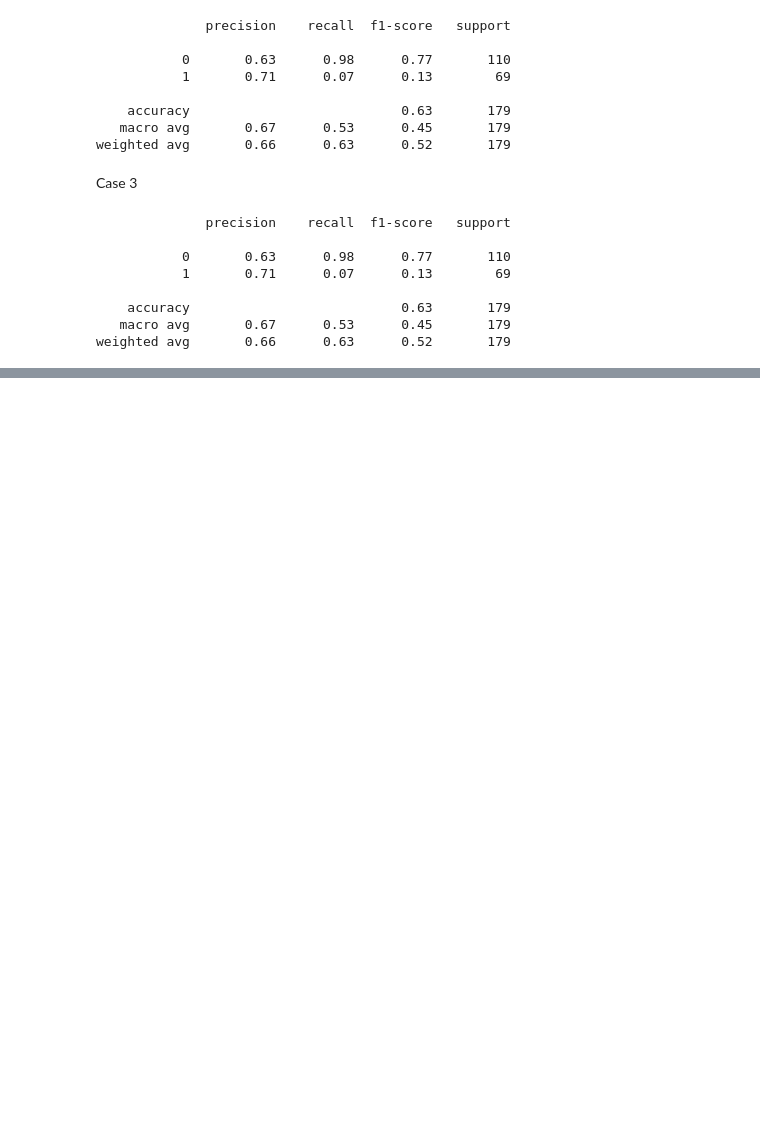
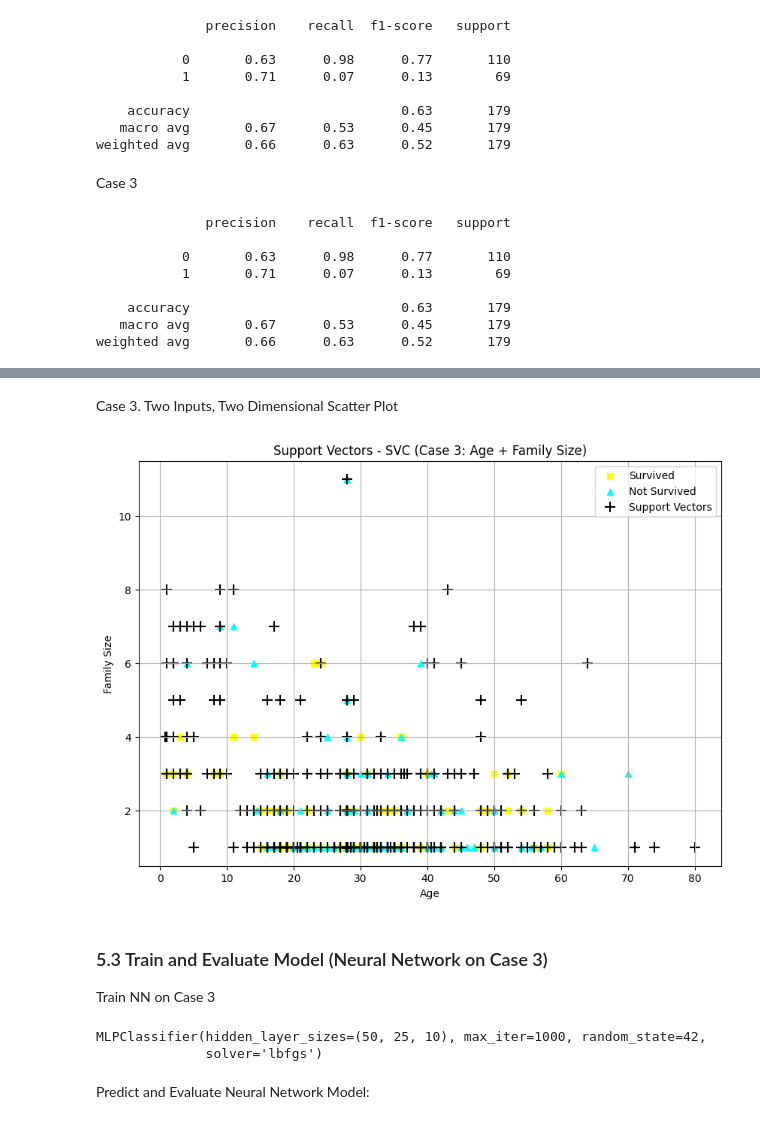
Before and after one commit to james-0177/applied_ml_pinkston, a Jupyter notebook: notebooks/project03/ml03_pinkston.ipynb, the cells around one changed output, grey strips where cells are left out. Drawn from its saved outputs; the diff is of its cells as text; code cells hidden in the pictures; blank space fills up the shorter version.

```diff
--- a/notebooks/project03/ml03_pinkston.ipynb
+++ b/notebooks/project03/ml03_pinkston.ipynb
@@ -656,0 +516,54 @@ Name: proportion, dtype: float64
+# %% [markdown]
+Case 3. Two Inputs, Two Dimensional Scatter Plot
+# %%
+# Visualize support vectors for Case 3 (features = 'age', 'family_size') - more interesting (two dimensional)
+
+# Create groups based on survival
+survived = X3_test[y3_test == 1]
+not_survived = X3_test[y3_test == 0]
+
+# Create scatter plot
+plt.figure(figsize=(10, 7))
+
+# Plot survived (yellow squares)
+plt.scatter(survived['age'], survived['family_size'],
+            c='yellow', marker='s', label='Survived')
+
+# Plot not survived (cyan triangles)
+plt.scatter(not_survived['age'], not_survived['family_size'],
+            c='cyan', marker='^', label='Not Survived')
+
+# Overlay support vectors
+if hasattr(svc_model3, 'support_vectors_'):
+    support_vectors = svc_model3.support_vectors_
+    plt.scatter(support_vectors[:, 0], support_vectors[:, 1],
+                c='black', marker='+', s=100, label='Support Vectors')
+
+# Add labels, title, and legend
+plt.xlabel('Age')
+plt.ylabel('Family Size')
+plt.title('Support Vectors - SVC (Case 3: Age + Family Size)')
+plt.legend()
+plt.grid(True)
+plt.show()
+# %% [output]
+[figure, added]
+# %% [markdown]
+### 5.3 Train and Evaluate Model (Neural Network on Case 3)
+
+Train NN on Case 3
+# %%
+# Train NN for Case 3 (age + family_size)
+nn_model3 = MLPClassifier(
+    hidden_layer_sizes=(50, 25, 10),
+    solver='lbfgs',
+    max_iter=1000,
+    random_state=42
+)
+
+nn_model3.fit(X3_train, y3_train)
+# %% [output]
+MLPClassifier(hidden_layer_sizes=(50, 25, 10), max_iter=1000, random_state=42,
+              solver='lbfgs')
+# %% [markdown]
+Predict and Evaluate Neural Network Model:
```
Also changed, not shown: parts of 53 cells of this notebook, 6 other files.
